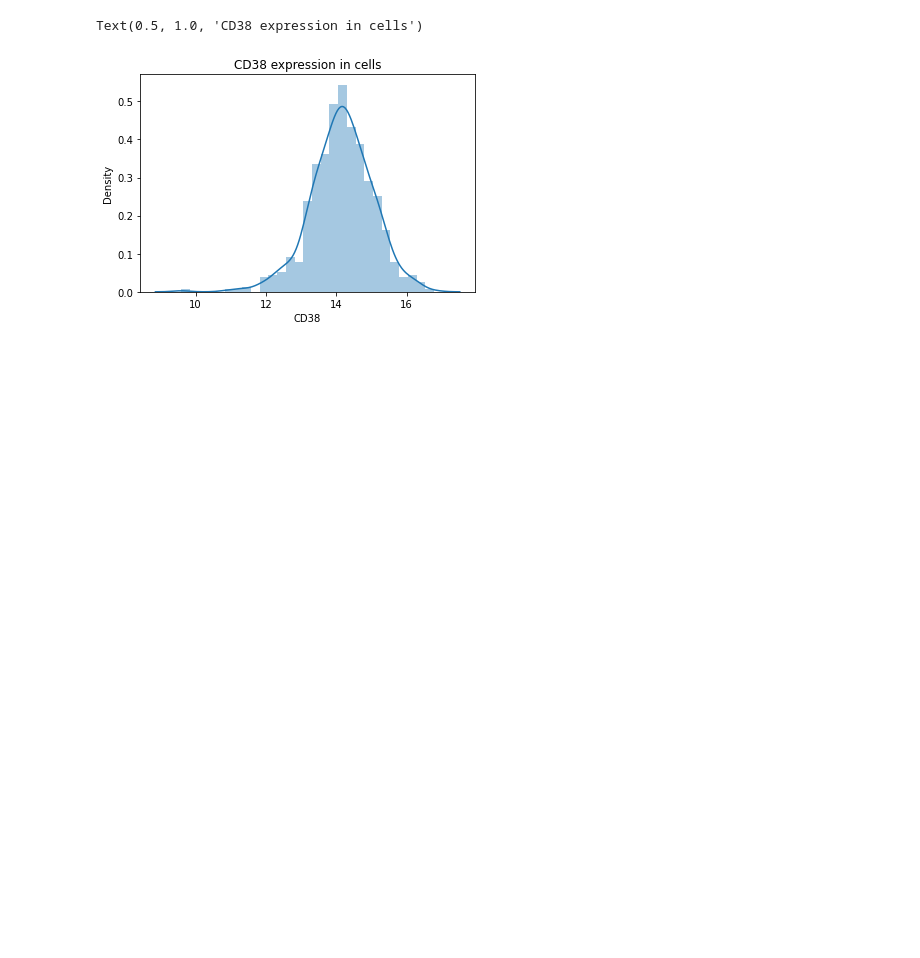
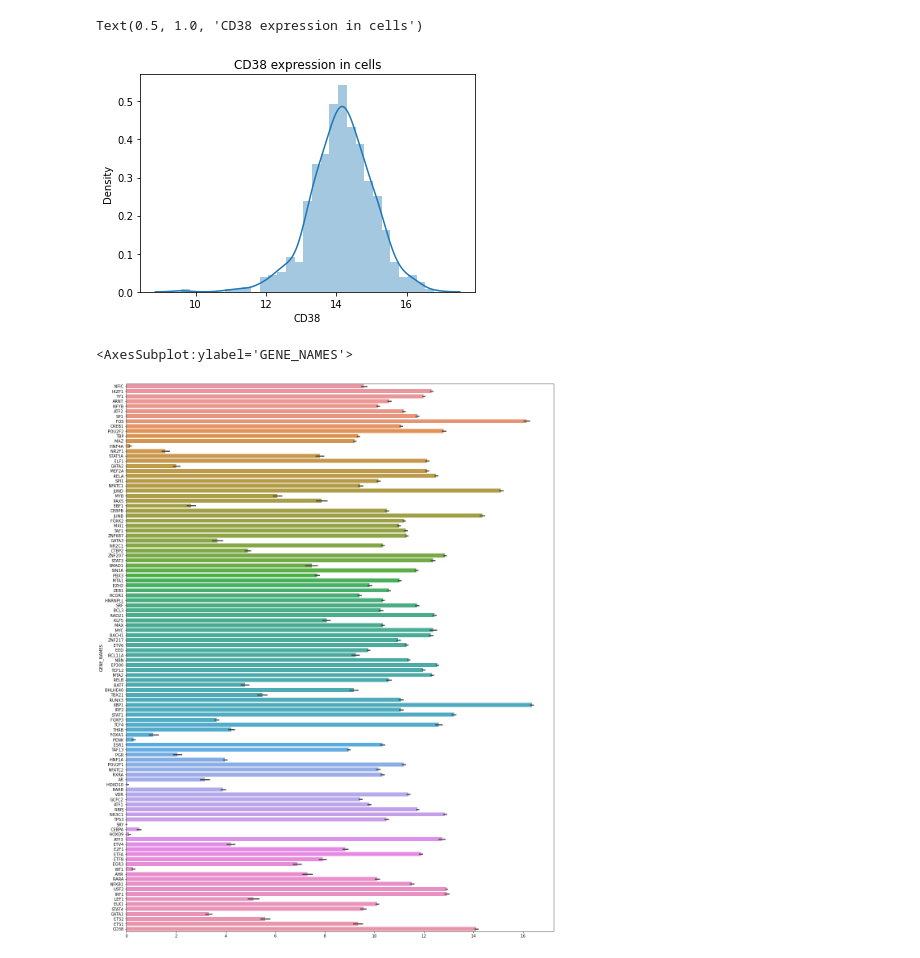
Before and after one commit to vishesh-sarinDXB/CD38_Predictor, a Jupyter notebook: CD38_XGB_Regressor_Experiments.ipynb, the cells around one changed output. Drawn from its saved outputs; the diff is of its cells as text; code cells hidden in the pictures; blank space fills up the shorter version.

Commit message:
Testing out code for barplot of expression levels of all other transcription factors in main notebook

```diff
--- a/CD38_XGB_Regressor_Experiments.ipynb
+++ b/CD38_XGB_Regressor_Experiments.ipynb
@@ -3,7 +3,7 @@ from helpers import *
 # %%
 goi_id = getGOI()
 
-X_log, y_log, X_log_train, X_log_test, y_log_train, y_log_test = getProcessedData(goi_id)
+goi_pat_log, X_log, y_log, X_log_train, X_log_test, y_log_train, y_log_test = getProcessedData(goi_id)
 # %%
 xgb, params = getModelAndBestParams(X_log_train, y_log_train, 10)
 # %%
@@ -46,3 +46,10 @@ plt.title("CD38 expression in cells")
 # %% [output]
 Text(0.5, 1.0, 'CD38 expression in cells')
 [figure]
+# %%
+plt.figure(figsize=(19,25))
+
+sns.barplot(data=goi_pat_log, orient = 'h')#, hue = 'corp')
+# %% [output]
+<AxesSubplot:ylabel='GENE_NAMES'>
+[figure, added]
```
Also changed, not shown: 1 other file.
